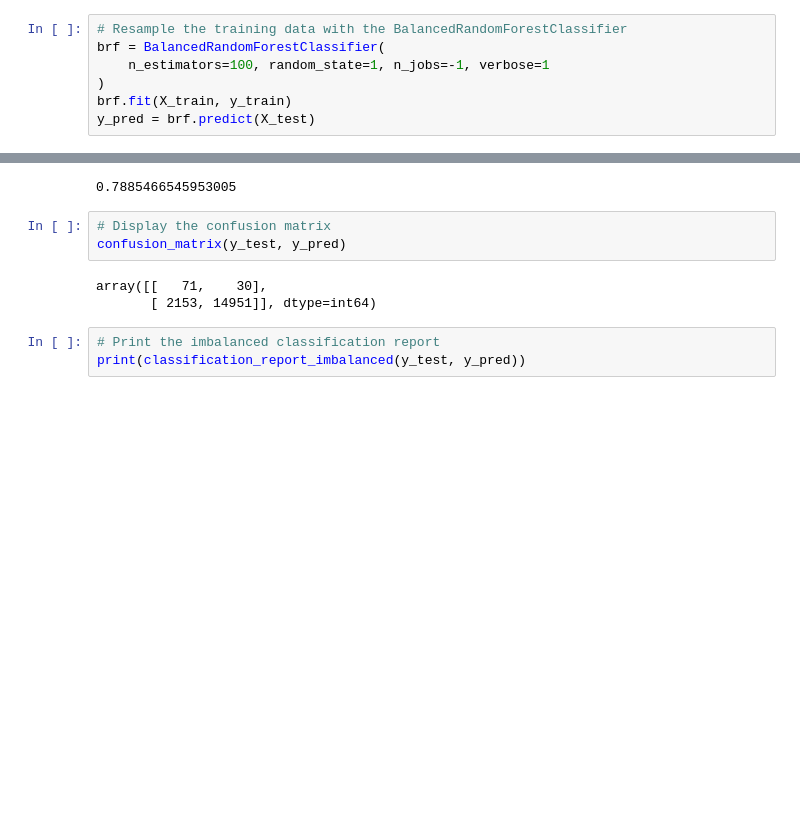
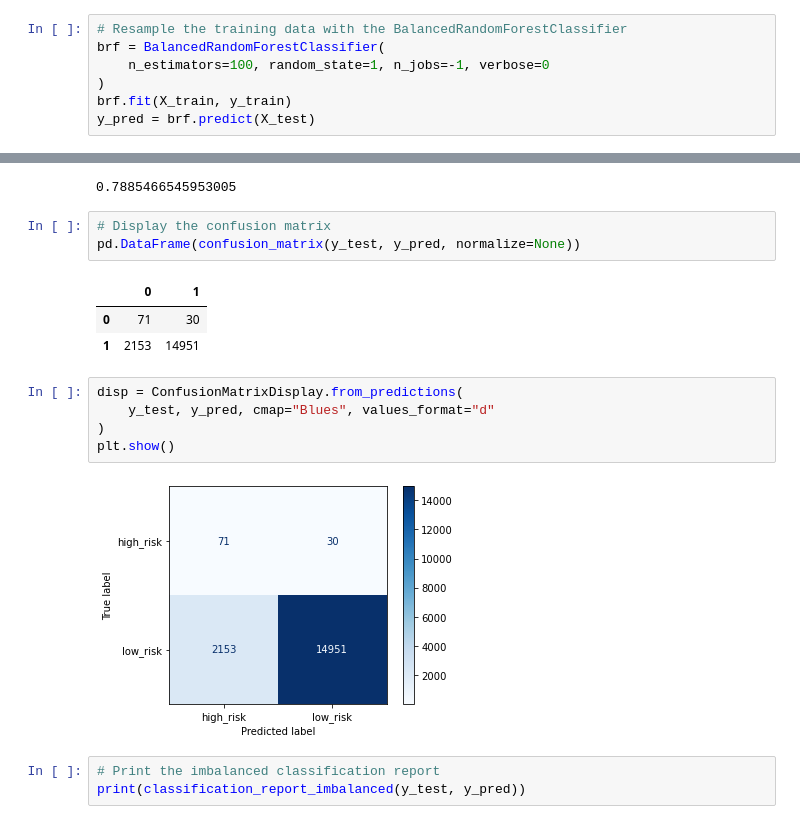
Before and after one commit to matin-n/Credit_Risk_Analysis, a Jupyter notebook: credit_risk_ensemble.ipynb, the cells around one changed output, grey strips where cells are left out. Drawn from its saved outputs; the diff is of its cells as text; blank space fills up the shorter version.

Commit message:
Added Visualizations for Confusion Matrix

```diff
--- a/credit_risk_ensemble.ipynb
+++ b/credit_risk_ensemble.ipynb
@@ -207,7 +208,7 @@ Note: Use a random state of 1 for each algorithm to ensure consistency between t
 # %%
 # Resample the training data with the BalancedRandomForestClassifier
 brf = BalancedRandomForestClassifier(
-    n_estimators=100, random_state=1, n_jobs=-1, verbose=1
+    n_estimators=100, random_state=1, n_jobs=-1, verbose=0
 )
 brf.fit(X_train, y_train)
 y_pred = brf.predict(X_test)
@@ -225,10 +219,18 @@ balanced_accuracy_score(y_test, y_pred)
 0.7885466545953005
 # %%
 # Display the confusion matrix
-confusion_matrix(y_test, y_pred)
+pd.DataFrame(confusion_matrix(y_test, y_pred, normalize=None))
 # %% [output]
-array([[   71,    30],
-       [ 2153, 14951]], dtype=int64)
+|  | 0 | 1 |
+| 0 | 71 | 30 |
+| 1 | 2153 | 14951 |
+# %%
+disp = ConfusionMatrixDisplay.from_predictions(
+    y_test, y_pred, cmap="Blues", values_format="d"
+)
+plt.show()
+# %% [output]
+[figure, added]
 # %%
 # Print the imbalanced classification report
 print(classification_report_imbalanced(y_test, y_pred))
```
Also changed, not shown: parts of 7 cells of this notebook.
